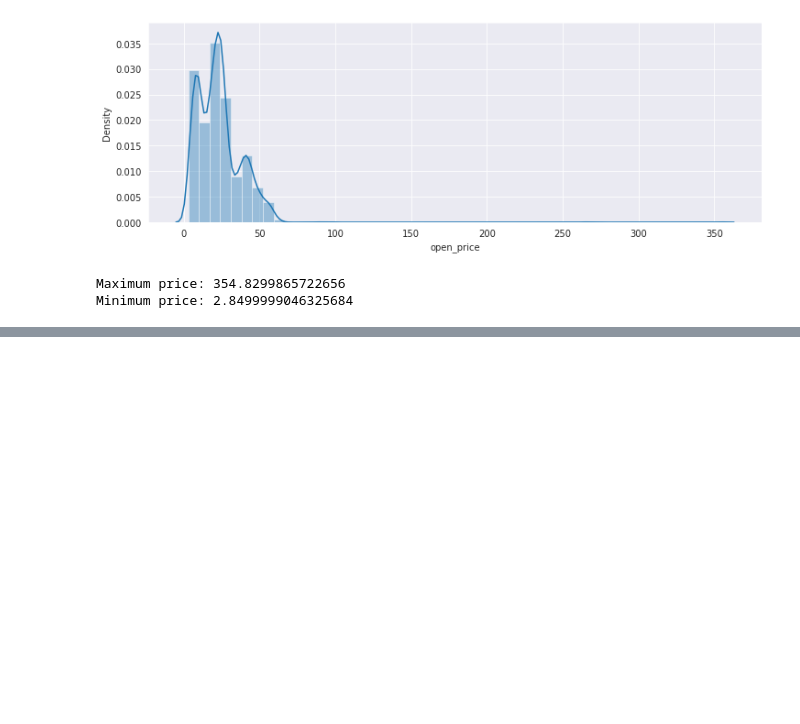
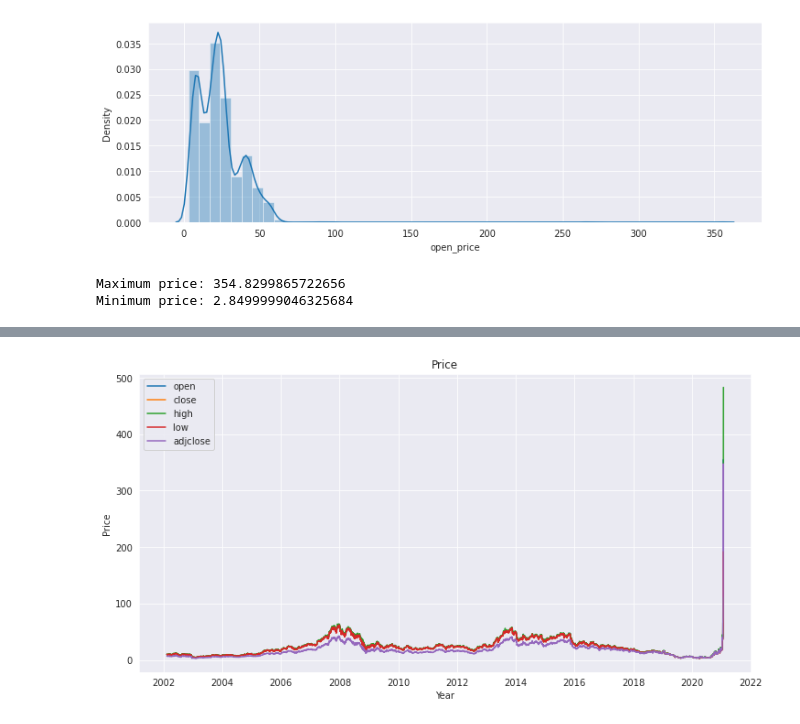
Before and after one commit to Haebuk/kuggle, a Jupyter notebook: gamestop.ipynb, the cells around one changed output, grey strips where cells are left out. Drawn from its saved outputs; the diff is of its cells as text; code cells hidden in the pictures; blank space fills up the shorter version.

```diff
--- a/gamestop.ipynb
+++ b/gamestop.ipynb
@@ -77,3 +97,17 @@ Minimum price: 2.8499999046325684
+# %%
+plt.figure(figsize=(12, 6))
+plt.plot(df['date'][::-1],df['open_price'][::-1], label='open')
+plt.plot(df['date'][::-1],df['close_price'][::-1], label='close')
+plt.plot(df['date'][::-1],df['high_price'][::-1], label='high')
+plt.plot(df['date'][::-1],df['low_price'][::-1], label='low')
+plt.plot(df['date'][::-1],df['adjclose_price'][::-1], label='adjclose')
+plt.title('Price')
+plt.xlabel('Year')
+plt.ylabel('Price')
+plt.legend()
+plt.show()
+# %% [output]
+[figure, added]
 # %%
 df['year'] = df['date'].dt.year
 df['month'] = df['date'].dt.month
```
Also changed, not shown: parts of 5 cells of this notebook.
